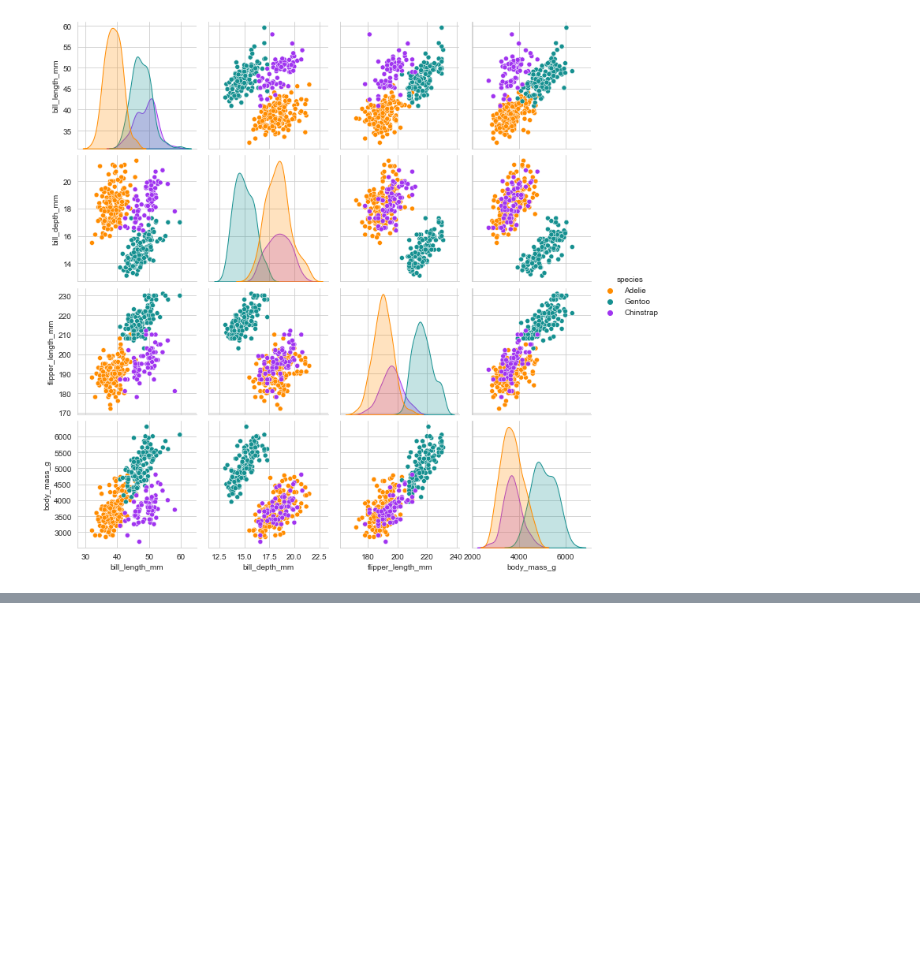
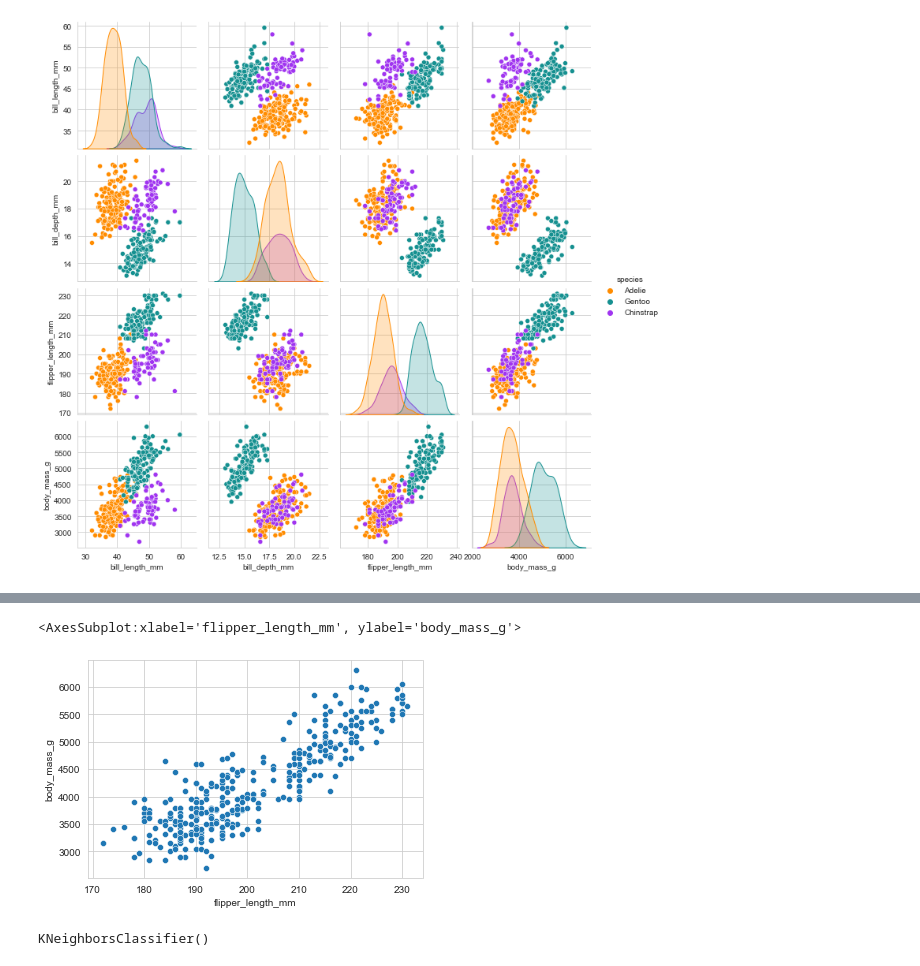
Before and after one commit to Jonathangmit/matplotlib-examples, a Jupyter notebook: sklearn penguins.ipynb, the cells around one changed output, grey strips where cells are left out. Drawn from its saved outputs; the diff is of its cells as text; code cells hidden in the pictures; blank space fills up the shorter version.

```diff
--- a/sklearn penguins.ipynb
+++ b/sklearn penguins.ipynb
@@ -82,0 +83,7 @@ g = sns.pairplot(hue="species",
+# %%
+data_columns = ['flipper_length_mm']
+target_column="body_mass_g"
+sns.scatterplot(data=penguins, x=data_columns[0], y=target_column)
+# %% [output]
+<AxesSubplot:xlabel='flipper_length_mm', ylabel='body_mass_g'>
+[figure, added]
@@ -82,0 +95,4 @@ g = sns.pairplot(hue="species",
+# %%
+knn.fit(inputs, output)
+# %% [output]
+KNeighborsClassifier()
```
Also changed, not shown: parts of 11 cells of this notebook.
